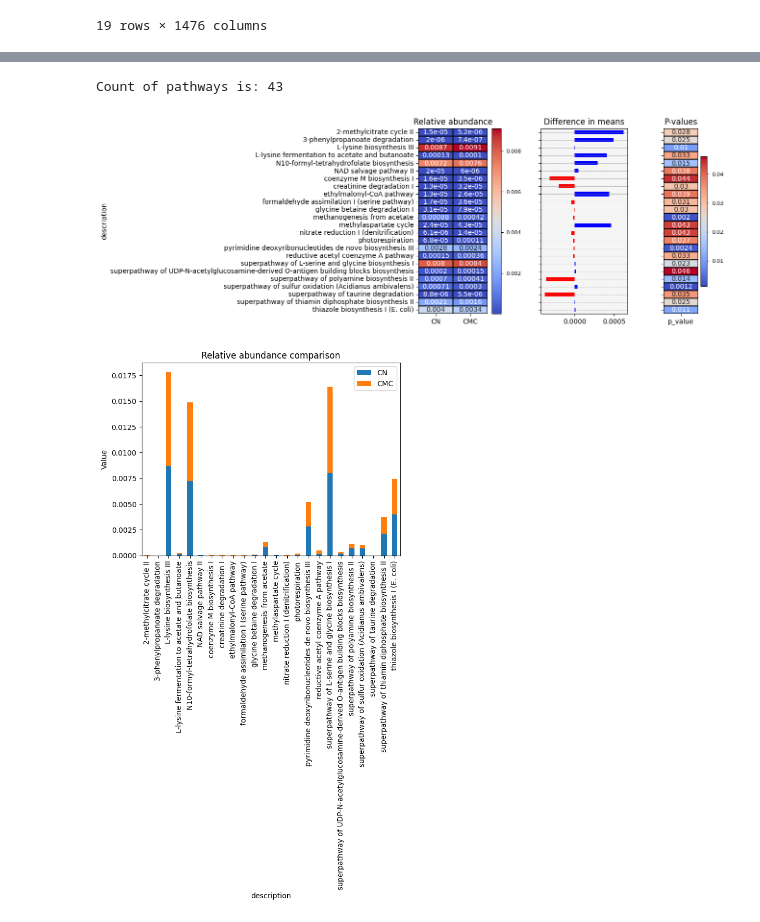
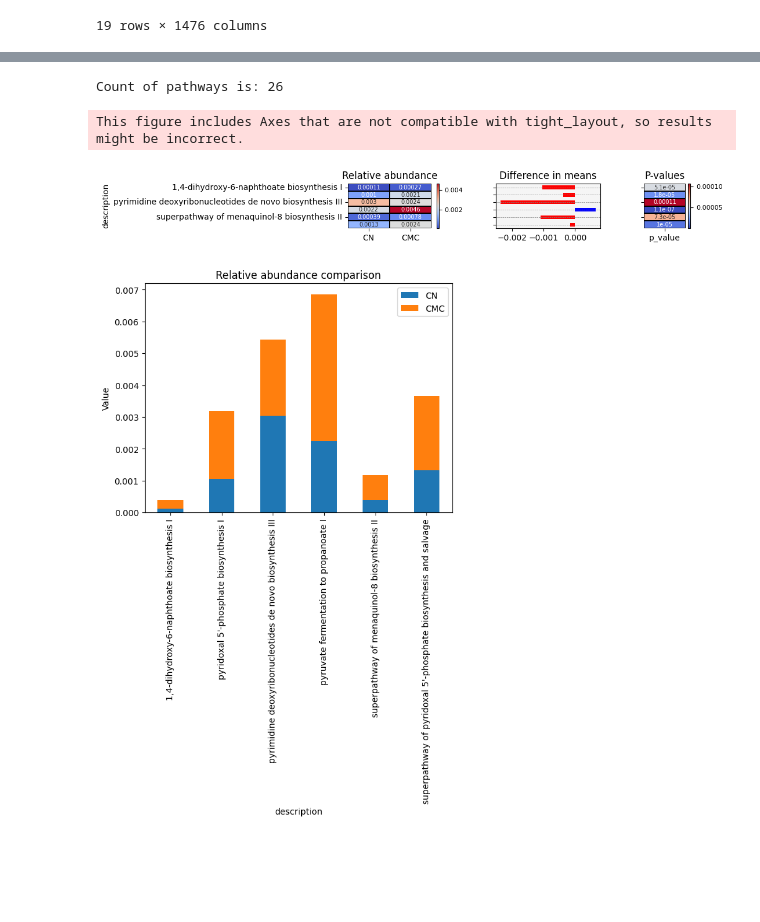
Before and after one commit to 100ika/rats27.07, a Jupyter notebook: 07.08.ipynb, the cells around one changed output, grey strips where cells are left out. Saved outputs shown, nothing was run; the diff lists cells and outputs as text; code cells hidden in the pictures; blank space fills up the shorter version.

```diff
--- a/07.08.ipynb
+++ b/07.08.ipynb
@@ -15,8 +15,8 @@ pathway_meta = pd.read_csv('dataframes/output_data/pathway/relative_abundance.cs
 # %%
 meta = metadata_df.copy()
 #meta = metadata.reset_index().rename(columns={'#SampleID': 'SampleID'}).set_index("SampleID")
-meta = meta[~meta['Group'].isin(['w1_con', 'w4_con'])]
-meta['Group'] = meta['Group'].replace({'w1_sch': 'CN_CMC', 'w4_sch': 'CMC', 'w1_pry': 'CN_CMY', 'w4_pry':'CMY'})
+meta = meta[~meta['Group'].isin(['w1_sch', 'w1_pry', 'w4_con'])]
+meta['Group'] = meta['Group'].replace({'w1_con': 'CN', 'w4_sch': 'CMC', 'w4_pry':'CMY'})
 metadata_df = metadata_df.reset_index()
 meta = meta.reset_index()
 mismatched_values = metadata_df[~metadata_df['#SampleID'].isin(meta['#SampleID'])]['#SampleID']
@@ -63,10 +63,10 @@ total_abundance_per_sample = pathway_meta.groupby('#SampleID')['Abundance'].sum(
 pathway_meta['relative_abundance'] = pathway_meta.apply(lambda row: row['Abundance'] / total_abundance_per_sample[row['#SampleID']], axis=1)
 #pathway_meta = pathway_meta.drop(columns=['index']).rename(columns = {'#SampleID':'SampleID'})
 
-pathway_meta = pathway_meta.drop(pathway_meta[pathway_meta['#SampleID'].str.contains('AB10')].index)
-pathway_meta = pathway_meta.drop(pathway_meta[pathway_meta['#SampleID'].str.contains('BA10')].index)
+#pathway_meta = pathway_meta.drop(pathway_meta[pathway_meta['#SampleID'].str.contains('AB10')].index)
+#pathway_meta = pathway_meta.drop(pathway_meta[pathway_meta['#SampleID'].str.contains('BA10')].index)
 #pathway_meta.to_csv('dataframes/output_data/relative_abundance.tsv', sep='\t', index=False)
-pathway_meta.to_csv('dataframes/output_data/delete.csv', sep=',')
-pathway_meta.head(10)
+pathway_meta.to_csv('dataframes/output_data/pathway/pathwat_done.csv', sep='\t', index = False)
+pathway_meta
 # %% [output]
 |  | pathway | description | #SampleID | Abundance | Group | relative_abundance |
@@ -83,4 +85,5 @@ pathway_meta.head(10)
 # %%
-filtered_pathway_meta_cmc = pathway_meta[pathway_meta['#SampleID'].str.startswith(('BA', 'BB'))]
-filtered_pathway_meta_cmy = pathway_meta[pathway_meta['#SampleID'].str.startswith(('AC', 'BC'))]
+filtered_pathway_meta_cmc = pathway_meta[pathway_meta['#SampleID'].str.startswith(('AB', 'BA'))]
+filtered_pathway_meta_cmy = pathway_meta[pathway_meta['#SampleID'].str.startswith(('AB', 'AC'))]
 filtered_pathway_meta_cmc.to_csv('delete.csv', sep = ',')
+filtered_pathway_meta_cmc
@@ -89,17 +106,19 @@ from scipy import stats
 import numpy as np
 
 df_cmc = filtered_pathway_meta_cmc.copy()
-p_values_cmc = df_cmc.groupby('description').apply(lambda x: stats.ttest_ind(x[x['Group']=='CN_CMC']['relative_abundance'], x[x['Group']=='CMC']['relative_abundance'])[1])
+p_values_cmc = df_cmc.groupby('description').apply(lambda x: stats.ttest_ind(x[x['Group']=='CN']['relative_abundance'], x[x['Group']=='CMC']['relative_abundance'])[1])
+corrected_p_values_cmy = p_values_cmc * len(p_values_cmc)
 
 # Создаем сводную таблицу для дальнейшего анализа
 heatmap_df_cmc = df_cmc.pivot_table(index='description', columns='Group', values='relative_abundance', aggfunc='mean')
 
 # Убираем значения, где p-value >= 0.05
-heatmap_df_cmc[p_values_cmc >= 0.05] = np.nan
+#heatmap_df_cmc[p_values_cmc >= 0.05] = np.nan
+heatmap_df_cmc[corrected_p_values_cmy >= 0.05] = np.nan
 heatmap_df_cmc = heatmap_df_cmc.dropna()
 
 # Рассчитываем разницу средних
-df_means_cmc = heatmap_df_cmc['CN_CMC'] - heatmap_df_cmc['CMC']
+df_means_cmc = heatmap_df_cmc['CN'] - heatmap_df_cmc['CMC']
 df_means_cmc = df_means_cmc.to_frame()
 df_means_cmc.columns = ['diff']
 
@@ -107,5 +126,6 @@ df_means_cmc.columns = ['diff']
 final_df_cmc = heatmap_df_cmc.join(p_values_cmc.rename('p_value')).join(df_means_cmc)
 final_df_cmc = final_df_cmc.dropna()
 print(f'Count of pathways is: {final_df_cmc.shape[0]}')
-final_df_cmc.to_csv('dataframes/output_data/final_pathway_cmc.csv', sep = '\t', index=True)
+final_df_cmc.to_csv('dataframes/output_data/pathway/final_pathway_cmc.csv', sep = '\t', index=True)
+final_df_cmc
 # %% [output]
@@ -115,17 +157,20 @@ from scipy import stats
 import numpy as np
 
 df_cmy = filtered_pathway_meta_cmy.copy()
-p_values_cmy = df_cmy.groupby('description').apply(lambda x: stats.ttest_ind(x[x['Group']=='CN_CMY']['relative_abundance'], x[x['Group']=='CMY']['relative_abundance'])[1])
+p_values_cmy = df_cmy.groupby('description').apply(lambda x: stats.ttest_ind(x[x['Group']=='CN']['relative_abundance'], x[x['Group']=='CMY']['relative_abundance'])[1])
+corrected_p_values_cmy = p_values_cmy * len(p_values_cmy)
 
 # Создаем сводную таблицу для дальнейшего анализа
 heatmap_df_cmy = df_cmy.pivot_table(index='description', columns='Group', values='relative_abundance', aggfunc='mean')
 
 # Убираем значения, где p-value >= 0.05
-heatmap_df_cmy[p_values_cmy >= 0.05] = np.nan
+heatmap_df_cmy[corrected_p_values_cmy >= 0.05] = np.nan
+
+#heatmap_df_cmy[p_values_cmy >= 0.05] = np.nan
 heatmap_df_cmy = heatmap_df_cmy.dropna()
 
 # Рассчитываем разницу средних
-df_means_cmy = heatmap_df_cmy['CN_CMY'] - heatmap_df_cmy['CMY']
+df_means_cmy = heatmap_df_cmy['CN'] - heatmap_df_cmy['CMY']
 df_means_cmy = df_means_cmy.to_frame()
 df_means_cmy.columns = ['diff']
 
@@ -133,39 +178,40 @@ df_means_cmy.columns = ['diff']
 final_df_cmy = heatmap_df_cmy.join(p_values_cmy.rename('p_value')).join(df_means_cmy)
 final_df_cmy = final_df_cmy.dropna()
 print(f'Count of pathways is: {final_df_cmy.shape[0]}')
-final_df_cmy.to_csv('dataframes/output_data/final_pathway_cmy.csv', sep = '\t', index=True)
+final_df_cmy.to_csv('dataframes/output_data/pathway/final_pathway_cmy.csv', sep = '\t', index=True)
 # %% [output]
-Count of pathways is: 43
+Count of pathways is: 26
 # %%
-fig, (ax1, ax2, ax3) = plt.subplots(1, 3, figsize=(20, 5), gridspec_kw={'width_ratios': [4, 4, 2], 'wspace': 0.5})
+fig, (ax1, ax2, ax3) = plt.subplots(1, 3, figsize=(20, 1), gridspec_kw={'width_ratios': [4, 4, 2], 'wspace': 0.5})
 plt.subplots_adjust(left=0.6, right=0.9)
 
 colors = ['blue' if x > 0 else 'red' for x in final_df_cmc['diff']]
 final_df_cmc['diff'].plot(kind='barh', ax=ax2, color=colors, title='Difference in means')
 ax2.yaxis.grid(True, color='gray', linewidth=0.5, linestyle='dashed')
 ax2.set_facecolor("whitesmoke")
 ax2.set_yticklabels([])
 ax2.set_ylabel('')
 
 # Reorder the columns for heatmap
 final_df_cmc = final_df_cmc.rename(columns = {'CN_CMC':'CN'})
 heatmap_df = final_df_cmc[['CN', 'CMC']]
-heatmap = sns.heatmap(heatmap_df, cmap='coolwarm', cbar=False, annot=True, linewidths=.1, linecolor='black', cbar_kws={"shrink": 0.6}, ax=ax1)
+heatmap = sns.heatmap(heatmap_df, cmap='coolwarm', cbar=False, annot=True, linewidths=.1, linecolor='black', cbar_kws={"shrink": 0.6}, ax=ax1, annot_kws={'size':7})
 heatmap.figure.colorbar(heatmap.collections[0], ax=ax1).ax.tick_params(labelsize=8)
 ax1.set_title(f'Relative abundance')
 
-heatmap = sns.heatmap(final_df_cmc[['p_value']], cmap='coolwarm', cbar=False, annot=True, linewidths=.1, linecolor='black', ax=ax3)
+heatmap = sns.heatmap(final_df_cmc[['p_value']], cmap='coolwarm', cbar=False, annot=True, linewidths=.1, linecolor='black', ax=ax3, annot_kws={'size':7})
 heatmap.figure.colorbar(heatmap.collections[0], ax=ax3).ax.tick_params(labelsize=8)
 ax3.set_yticklabels([])
 ax3.set_ylabel('')
 ax3.set_title(f'P-values')
 
 plt.suptitle("", fontsize=12, fontweight='bold', x = 0.7)
 plt.tight_layout()
 plt.savefig('figures/pathway/pathway_cmc.pdf', bbox_inches='tight')
 plt.show()
 # %% [output]
+This figure includes Axes that are not compatible with tight_layout, so results might be incorrect.
-[figure, old version]
+[figure, new version]
 # %%
 import plotly.graph_objects as go
 from plotly.subplots import make_subplots
@@ -252,7 +298,7 @@ plt.title('Relative abundance comparison')
 plt.ylabel('Value')
 plt.show()
 # %% [output]
-[figure, old version]
+[figure, new version]
 # %%
 plt.scatter(final_df_cmc.index, final_df_cmc['CN'], color='blue', label='CN')
 plt.scatter(final_df_cmc.index, final_df_cmc['CMC'], color='red', label='CMC')
```
Also changed, not shown: parts of 10 cells of this notebook, 36 other files.
